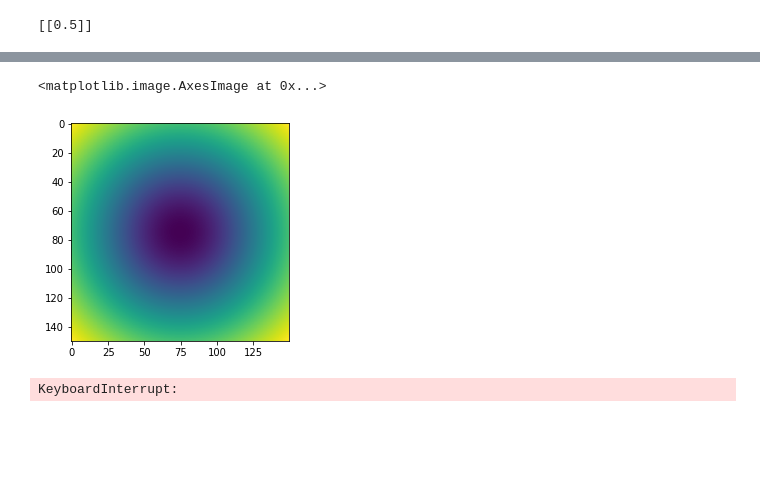
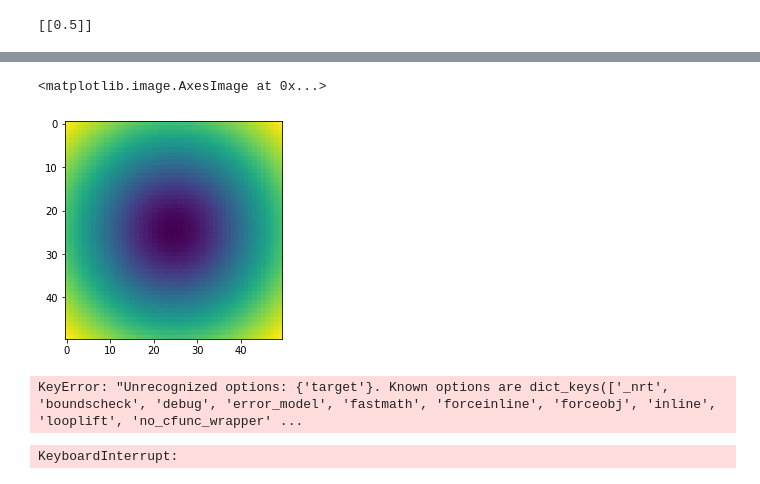
Before and after one commit to pranav997/Quantum_software, a Jupyter notebook: ELEC 542 HW/ELEC HW Assignment 2 helium .ipynb, the cells around one changed output, grey strips where cells are left out. Cells and saved outputs as stored; diff of their text form; code cells hidden in the pictures; blank space fills up the shorter version.

```diff
--- a/ELEC 542 HW/ELEC HW Assignment 2 helium .ipynb
+++ b/ELEC 542 HW/ELEC HW Assignment 2 helium .ipynb
@@ -135,16 +134,18 @@ print(F)
 # %%
+N=50
 def get_potential(x,y,z):
     r = np.sqrt(x**2 + y**2 +z**2)
     r = np.where(r < 10**(-5), 10**(-5), r)
     V = 1/ r
     return -V
-#def get_potential(x, y):
-#    return np.exp(-(x-0.3)**2/(2*0.1**2))*np.exp(-(y-0.3)**2/(2*0.1**2))
+X,Y,Z= np.meshgrid(np.linspace(-1,1,N, dtype=float),
+                   np.linspace(-1,1,N, dtype=float),
+                  np.linspace(-1,1,N, dtype=float))
 V= get_potential(X,Y,Z)
 plt.imshow(V[:,0,:])
 # %% [output]
 <matplotlib.image.AxesImage at 0x...>
-[figure, old version]
+[figure, new version]
 # %%
 # diag = np.ones([N])
 # diags = np.array([diag, -2*diag, diag])
@@ -158,6 +160,21 @@ T_=diags([-2.,1.,1.],[0,-1,1], shape=(N,N))*(-0.5)
 T=kron(T_,kron(I,I))+kron(I,kron(I,T_))+kron(I,kron(T_,I))
 U = sparse.diags(V.reshape(N**3), (0))
 H = T+U
+# %%
+from numba import jit, cuda
+import numpy as np
+from time import time
+@jit(target="cuda")
+def eigens(a):
+    val, vec = eigs(a)
+    return val, vec
+
+t1 = time()
+print(eigens(H))
+t2 = time()
+print("t: ", t2 - t1)
+# %% [output]
+KeyError: "Unrecognized options: {'target'}. Known options are dict_keys(['_nrt', 'boundscheck', 'debug', 'error_model', 'fastmath', 'forceinline', 'forceobj', 'inline', 'looplift', 'no_cfunc_wrapper' ...
 # %%
 nn=10
 eigenvalues, eigenvectors = eigsh(H, k=nn, which='SM')
```
Also changed, not shown: parts of 6 cells of this notebook.
